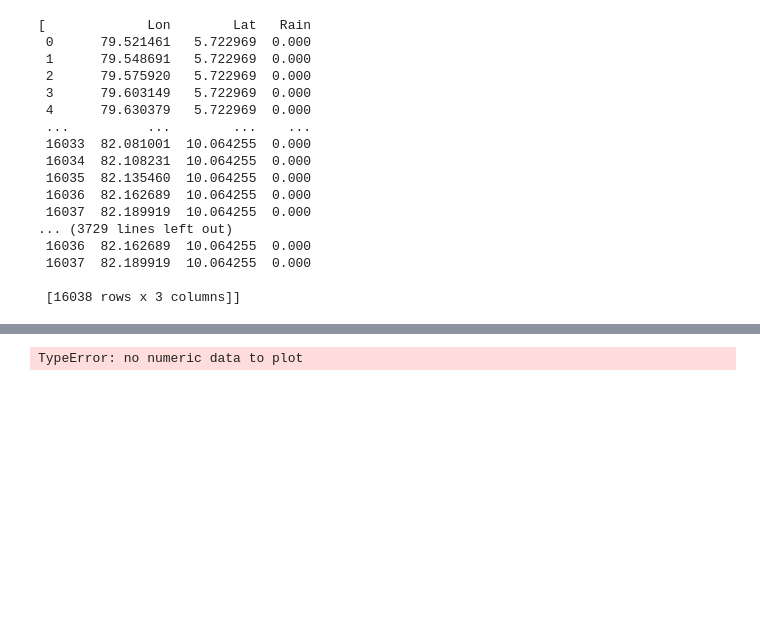
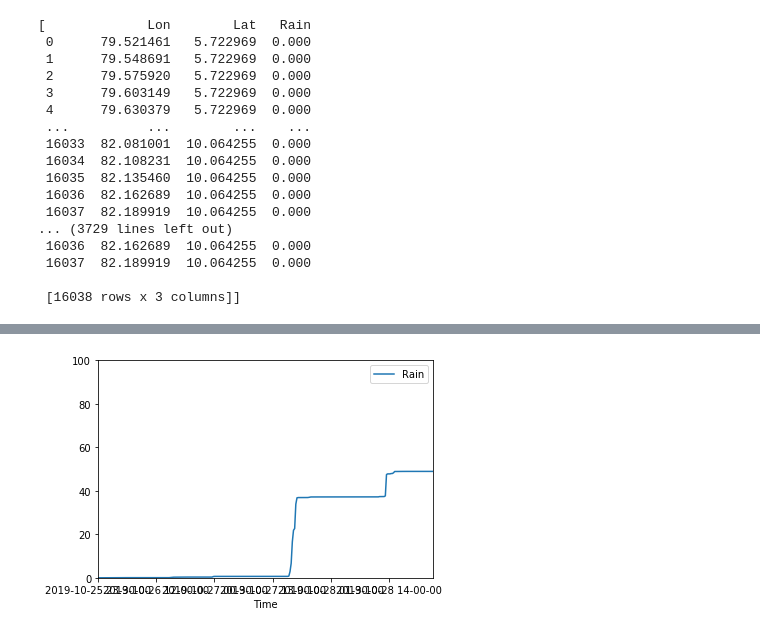
Before and after one commit to CUrW-SL/DSS-Framework, a Jupyter notebook: jupyter_notebooks/wrf_data.ipynb, the cells around one changed output, grey strips where cells are left out. Saved outputs shown, nothing was run; the diff lists cells and outputs as text; code cells hidden in the pictures; blank space fills up the shorter version.

```diff
--- a/jupyter_notebooks/wrf_data.ipynb
+++ b/jupyter_notebooks/wrf_data.ipynb
@@ -152,4 +156,7 @@ df
-# %%
-df.plot(x ='Time', y='Rain', kind = 'line')
-# %% [output]
-TypeError: no numeric data to plot
+# %%
+ax = plt.gca()
+ax.set_ylim(0,100)
+df.plot(kind='line',x='Time',y='Rain',ax=ax)
+plt.show()
+# %% [output]
+[figure, added]
```
Also changed, not shown: parts of 5 cells of this notebook.
